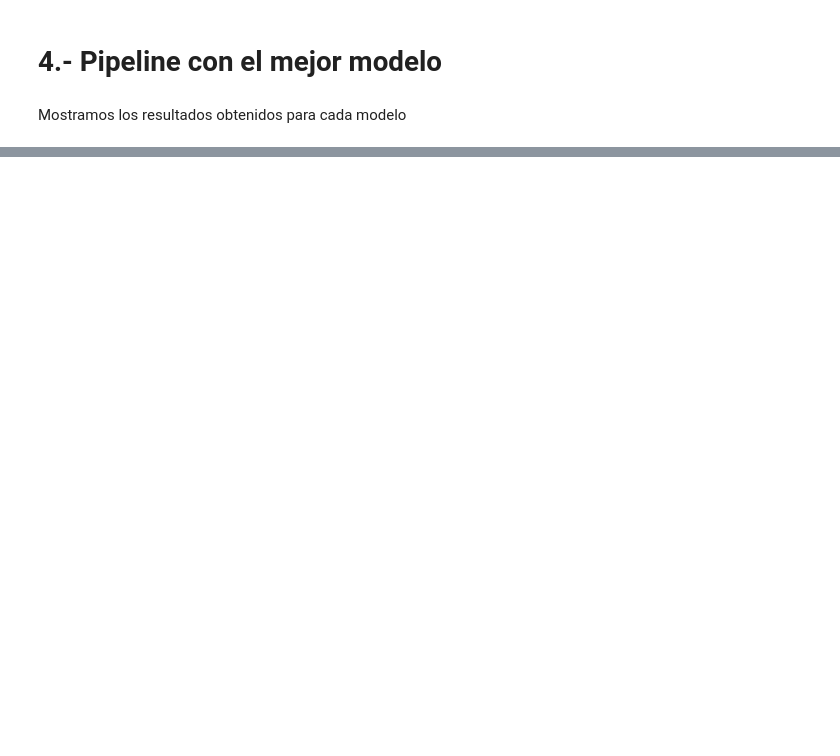
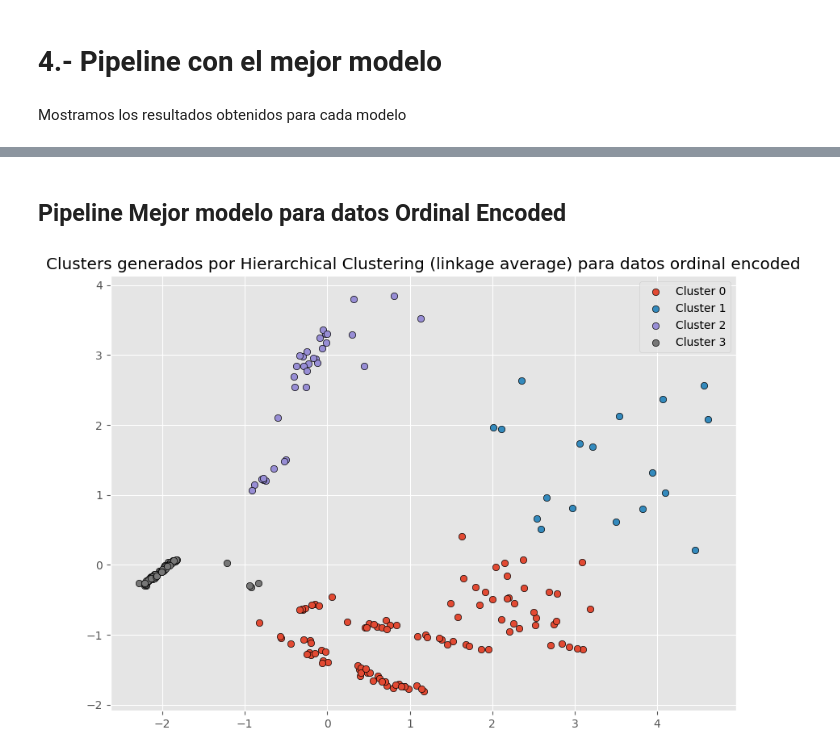
Before and after one commit to RaulCarrero02/G23.P2.100451286.100472334, a Jupyter notebook: kmean.ipynb, the cells around one changed output, grey strips where cells are left out. Drawn from its saved outputs; the diff is of its cells as text; code cells hidden in the pictures; blank space fills up the shorter version.

```diff
--- a/kmean.ipynb
+++ b/kmean.ipynb
@@ -1095,0 +1160,31 @@ Silhouette Scores de los algoritmos:
+# %% [markdown]
+## Pipeline Mejor modelo para datos Ordinal Encoded
+# %%
+# pipeline para los datos ordinal encoded de hierarchial clustering con linkage average optimo
+
+# Creamos la pipeline
+hc_pipeline = Pipeline([
+    ('scaler', StandardScaler()),
+    ('pca', PCA(n_components=2)),
+    ('hc', AgglomerativeClustering(n_clusters=4, linkage='average'))
+])
+
+# Entrenamos la pipeline y los resultados
+hc_pipeline.fit(ordinal_df)
+y_predict = hc_pipeline.fit_predict(ordinal_df)
+plt.figure(figsize=(10, 7))
+for i in np.unique(y_predict):
+    plt.scatter(
+        x = X_ordinal_pca[y_predict == i, 0],
+        y = X_ordinal_pca[y_predict == i, 1],
+        c = plt.rcParams['axes.prop_cycle'].by_key()['color'][i % len(plt.rcParams['axes.prop_cycle'].by_key()['color'])],
+        marker    = 'o',
+        edgecolor = 'black',
+        label= f"Cluster {i}"
+    )
+
+plt.title('Clusters generados por Hierarchical Clustering (linkage average) para datos ordinal encoded')
+plt.legend()
+plt.show()
+# %% [output]
+[figure, added]
```
Also changed, not shown: parts of 28 cells of this notebook.
